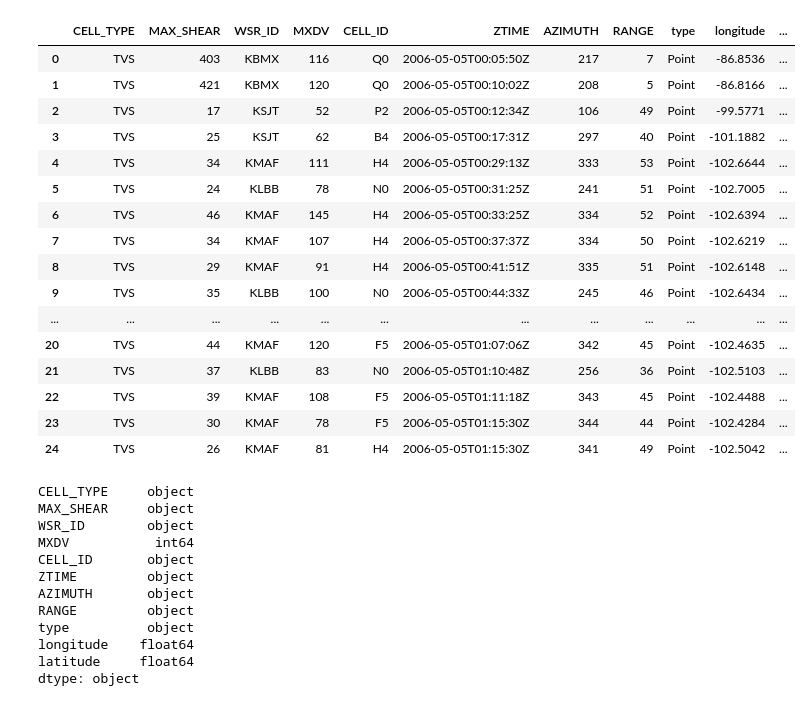
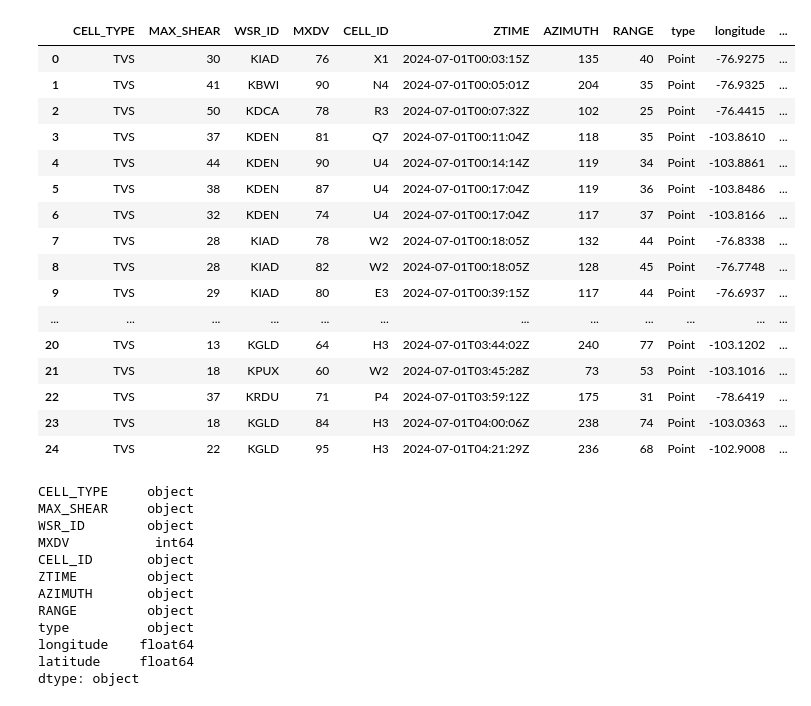
Before and after one commit to DavidnBui/DataStormers, a Jupyter notebook: testing.ipynb, the cells around one changed output. Cells and saved outputs as stored; diff of their text form; code cells hidden in the pictures.

```diff
--- a/testing.ipynb
+++ b/testing.ipynb
@@ -55,8 +56,8 @@ for dataset in datasets:
 # 'warn'         - (Polygon) Severe Thunderstorm, Tornado, Flash Flood and Special Marine warnings
 datasets = ["nx3tvs"]
 outputFormat = "geojson"
-daterange = "20060505:20060506"  # "periodOfRecord"
-numResults = 250
+daterange = "20240701:20240731"  # "periodOfRecord"
+numResults = 2500
 
 # Initialize an empty list to store merged data
 merged_data_list = []
@@ -64,49 +65,49 @@ merged_data_list = []
 for dataset in datasets:
     base_url = f"https://www.ncdc.noaa.gov/swdiws/{outputFormat}/{dataset}/{daterange}/{numResults}"
     filename = f"swdiws_{dataset}_{outputFormat}.csv"
 
     data = fetch_api_data(base_url)
     # Data is nested, retrieve "features" dictionary
     rows = data["features"]
 
     # Iterate over each record in rows as that is nested as well
     for record in rows:
        # Merge the 'properties' and 'geometry' dictionaries
         merged_data = {**record["properties"], **record["geometry"]}
         # Append the merged data to the list
         merged_data_list.append(merged_data)
 
     # Convert to DataFrame
     merged_df = pd.DataFrame(merged_data_list)
 
 # Split the coordinates column into latitude and longitude
 merged_df[['longitude', 'latitude']] = pd.DataFrame(merged_df['coordinates'].tolist(), index=merged_df.index)
 # Drop the original coordinates column
 merged_df = merged_df.drop(columns=['coordinates'])
 merged_df.head(25)
 
     # if data and "features" in data:
     #     write_to_csv(data["features"], filename, "w")
     # else:
     #     print(f"No data found or invalid response format for dataset: {dataset}")
 # %% [output]
 |  | CELL_TYPE | MAX_SHEAR | WSR_ID | MXDV | CELL_ID | ZTIME | AZIMUTH | RANGE | type | longitude | ... |
-| 0 | TVS | 403 | KBMX | 116 | Q0 | 2006-05-05T00:05:50Z | 217 | 7 | Point | -86.8536 | ... |
-| 1 | TVS | 421 | KBMX | 120 | Q0 | 2006-05-05T00:10:02Z | 208 | 5 | Point | -86.8166 | ... |
-| 2 | TVS | 17 | KSJT | 52 | P2 | 2006-05-05T00:12:34Z | 106 | 49 | Point | -99.5771 | ... |
-| 3 | TVS | 25 | KSJT | 62 | B4 | 2006-05-05T00:17:31Z | 297 | 40 | Point | -101.1882 | ... |
-| 4 | TVS | 34 | KMAF | 111 | H4 | 2006-05-05T00:29:13Z | 333 | 53 | Point | -102.6644 | ... |
-| 5 | TVS | 24 | KLBB | 78 | N0 | 2006-05-05T00:31:25Z | 241 | 51 | Point | -102.7005 | ... |
-| 6 | TVS | 46 | KMAF | 145 | H4 | 2006-05-05T00:33:25Z | 334 | 52 | Point | -102.6394 | ... |
-| 7 | TVS | 34 | KMAF | 107 | H4 | 2006-05-05T00:37:37Z | 334 | 50 | Point | -102.6219 | ... |
-| 8 | TVS | 29 | KMAF | 91 | H4 | 2006-05-05T00:41:51Z | 335 | 51 | Point | -102.6148 | ... |
-| 9 | TVS | 35 | KLBB | 100 | N0 | 2006-05-05T00:44:33Z | 245 | 46 | Point | -102.6434 | ... |
+| 0 | TVS | 30 | KIAD | 76 | X1 | 2024-07-01T00:03:15Z | 135 | 40 | Point | -76.9275 | ... |
+| 1 | TVS | 41 | KBWI | 90 | N4 | 2024-07-01T00:05:01Z | 204 | 35 | Point | -76.9325 | ... |
+| 2 | TVS | 50 | KDCA | 78 | R3 | 2024-07-01T00:07:32Z | 102 | 25 | Point | -76.4415 | ... |
+| 3 | TVS | 37 | KDEN | 81 | Q7 | 2024-07-01T00:11:04Z | 118 | 35 | Point | -103.8610 | ... |
+| 4 | TVS | 44 | KDEN | 90 | U4 | 2024-07-01T00:14:14Z | 119 | 34 | Point | -103.8861 | ... |
+| 5 | TVS | 38 | KDEN | 87 | U4 | 2024-07-01T00:17:04Z | 119 | 36 | Point | -103.8486 | ... |
+| 6 | TVS | 32 | KDEN | 74 | U4 | 2024-07-01T00:17:04Z | 117 | 37 | Point | -103.8166 | ... |
+| 7 | TVS | 28 | KIAD | 78 | W2 | 2024-07-01T00:18:05Z | 132 | 44 | Point | -76.8338 | ... |
+| 8 | TVS | 28 | KIAD | 82 | W2 | 2024-07-01T00:18:05Z | 128 | 45 | Point | -76.7748 | ... |
+| 9 | TVS | 29 | KIAD | 80 | E3 | 2024-07-01T00:39:15Z | 117 | 44 | Point | -76.6937 | ... |
 | ... | ... | ... | ... | ... | ... | ... | ... | ... | ... | ... | ... |
-| 20 | TVS | 44 | KMAF | 120 | F5 | 2006-05-05T01:07:06Z | 342 | 45 | Point | -102.4635 | ... |
-| 21 | TVS | 37 | KLBB | 83 | N0 | 2006-05-05T01:10:48Z | 256 | 36 | Point | -102.5103 | ... |
-| 22 | TVS | 39 | KMAF | 108 | F5 | 2006-05-05T01:11:18Z | 343 | 45 | Point | -102.4488 | ... |
-| 23 | TVS | 30 | KMAF | 78 | F5 | 2006-05-05T01:15:30Z | 344 | 44 | Point | -102.4284 | ... |
-| 24 | TVS | 26 | KMAF | 81 | H4 | 2006-05-05T01:15:30Z | 341 | 49 | Point | -102.5042 | ... |
+| 20 | TVS | 13 | KGLD | 64 | H3 | 2024-07-01T03:44:02Z | 240 | 77 | Point | -103.1202 | ... |
+| 21 | TVS | 18 | KPUX | 60 | W2 | 2024-07-01T03:45:28Z | 73 | 53 | Point | -103.1016 | ... |
+| 22 | TVS | 37 | KRDU | 71 | P4 | 2024-07-01T03:59:12Z | 175 | 31 | Point | -78.6419 | ... |
+| 23 | TVS | 18 | KGLD | 84 | H3 | 2024-07-01T04:00:06Z | 238 | 74 | Point | -103.0363 | ... |
+| 24 | TVS | 22 | KGLD | 95 | H3 | 2024-07-01T04:21:29Z | 236 | 68 | Point | -102.9008 | ... |
 # %%
 # Convert 'MXDV' to numeric, forcing errors to NaN if conversion fails
 merged_df['MXDV'] = pd.to_numeric(merged_df['MXDV'], errors='coerce')
```
Also changed, not shown: parts of 1 cell of this notebook, 2 other files.
